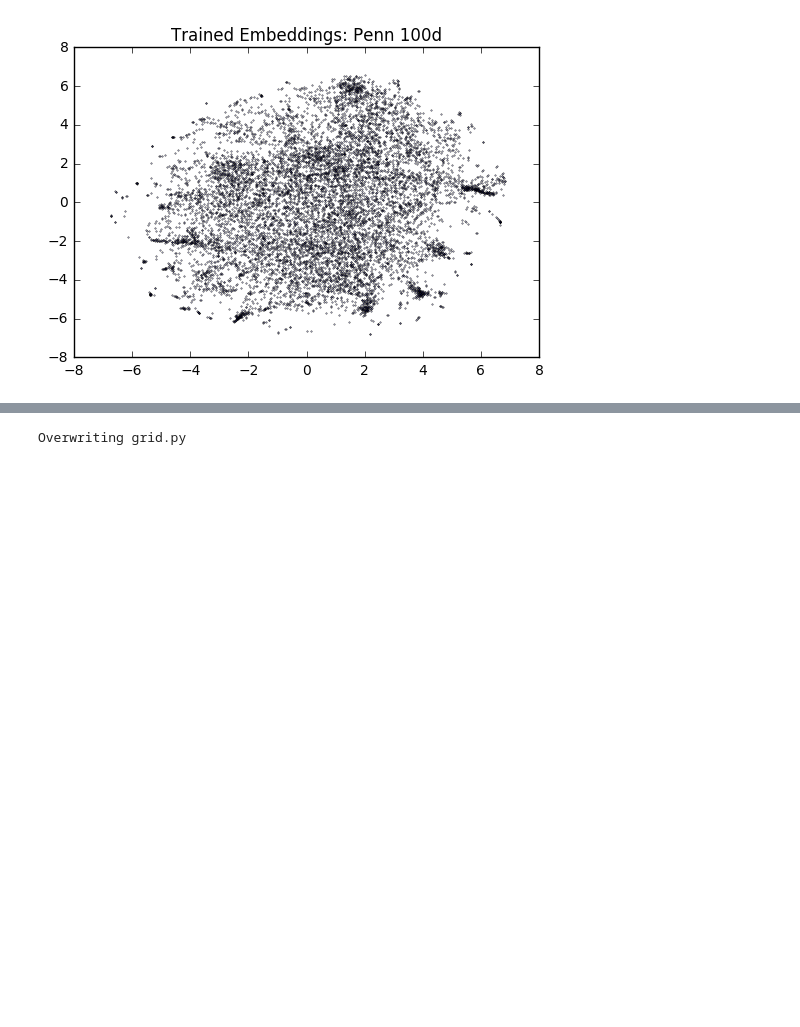
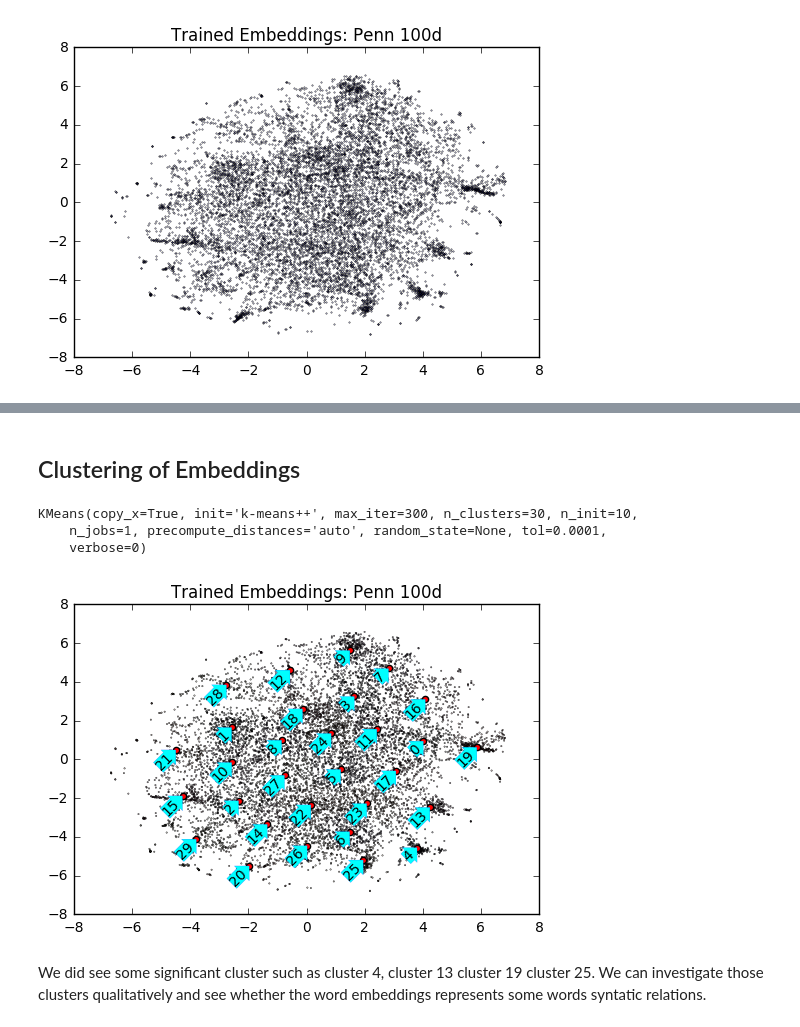
Before and after one commit to ZhuoruLin/DSGA1008_A2, a Jupyter notebook: codes/p6_exploration.ipynb, the cells around one changed output, grey strips where cells are left out. Cells and saved outputs as stored; diff of their text form; code cells hidden in the pictures; blank space fills up the shorter version.

Commit message:
Clustering of Embeddings

```diff
--- a/codes/p6_exploration.ipynb
+++ b/codes/p6_exploration.ipynb
@@ -38,14 +43,14 @@ with open(glove_home + 'glove.6B.50d.txt') as f:
 # %%
 #save 100 dimension embeddings
 with open(glove_home + 'glove.6B.100d.txt') as f:
-    loaded_embeddings_100d = np.zeros((words_to_load, 50))
-    words = {}
-    ordered_words = []
+    loaded_embeddings_100d = np.zeros((words_to_load, 100))
+    words_100d = {}
+    ordered_words_100d = []
     for i, line in enumerate(f):
         if i >= words_to_load:
             break
 
         s = line.split()
         loaded_embeddings_100d[i, :] = np.asarray(s[1:])
-        words[s[0]] = i
-        ordered_words.append(s[0])
+        words_100d[s[0]] = i
+        ordered_words_100d.append(s[0])
@@ -247,20 +234,23 @@ os.system('python main.py --cuda')
-# %%
-%%writefile grid.py
-import os
-emsizes = [100,500,1000]
-nhids = [100,500,1000]
-nlayers = [2,3]
-models = ['LSTM']
-epochs = 30
-for model in models:
-    for emsize in emsizes:
-        for nhid in nhids:
-            for nlayer in nlayers:
-                save_path = 'saved_models/%s_%s_%s_%s_%sepcs.pt' %(model,nlayer,emsize,nhid,epochs)
-                info_path = 'info_dict/%s_%s_%s_%s_%sepcs.pk' %(model,nlayer,emsize,nhid,epochs)
-                cmdLine = 'python main.py --cuda --epochs %s --batch-size 200 --model %s --nlayers %s --emsize %s --nhid %s\
-                --save %s --infopath %s'%(epochs,model,nlayer,emsize,nhid,save_path,info_path)
-                print(cmdLine)
-                os.system(cmdLine)
-# %% [output]
-Overwriting grid.py
+# %% [markdown]
+## Clustering of Embeddings
+# %%
+kmeans = KMeans(init='k-means++', n_clusters=30, n_init=10)
+kmeans.fit(representations2D)
+# %% [output]
+KMeans(copy_x=True, init='k-means++', max_iter=300, n_clusters=30, n_init=10,
+    n_jobs=1, precompute_distances='auto', random_state=None, tol=0.0001,
+    verbose=0)
+# %%
+pylab.scatter(representations2D[:,0],representations2D[:,1],s=0.1,c=kmeans.labels_,cmap=pylab.cm.magma)
+pylab.scatter(kmeans.cluster_centers_[:,0],kmeans.cluster_centers_[:,1],c='r')
+bbox_props = dict(boxstyle="rarrow", fc="cyan",pad=0.001, ec="b", lw=0.1)
+for center_idx,center in enumerate(kmeans.cluster_centers_):
+    pylab.annotate(center_idx,center,bbox=bbox_props,rotation=45,va='top',ha='right')
+#for word_idx,word in enumerate(words_to_plot):
+#    plt.annotate(word,representations2D[word_idx])
+plt.title('Trained Embeddings: Penn 100d')
+plt.show()
+# %% [output]
+[figure, added]
+# %% [markdown]
+We did see some significant cluster such as cluster 4, cluster 13 cluster 19 cluster 25. We can investigate those clusters qualitatively and see whether the word embeddings represents some words syntatic relations.
```
Also changed, not shown: parts of 16 cells of this notebook.
